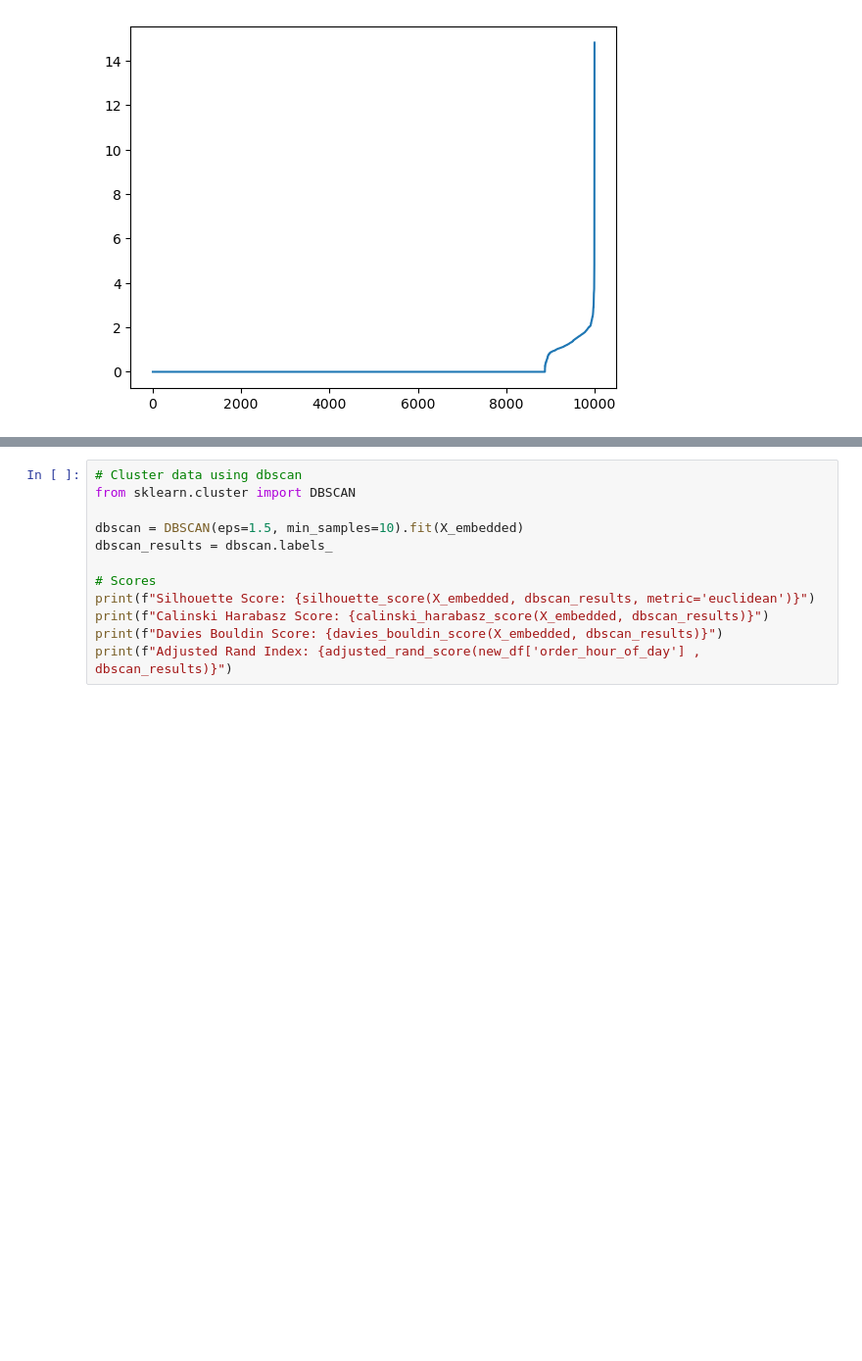
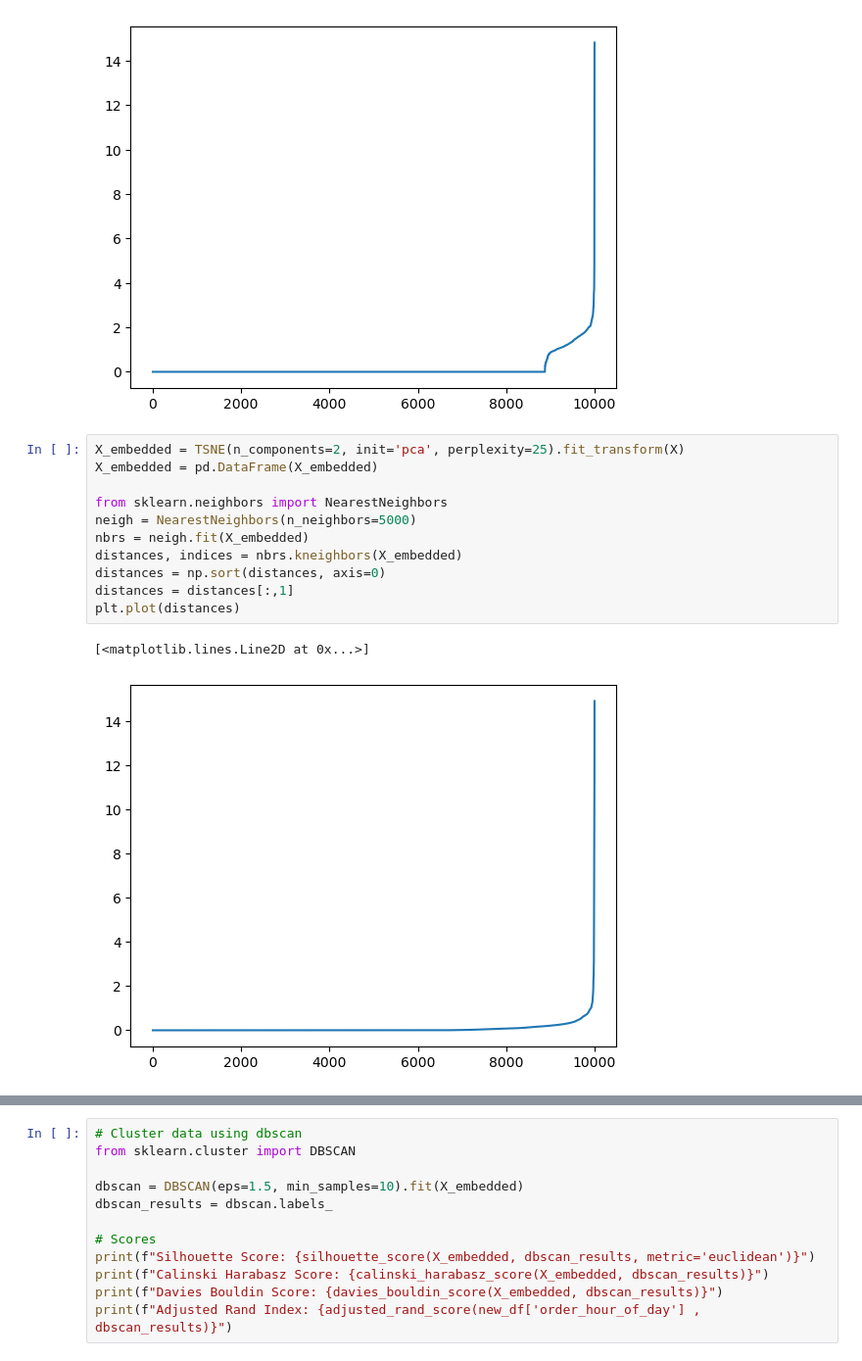
Before and after one commit to supperr-coder/CZ4032-Project2, a Jupyter notebook: Code/Clustering copy 2.ipynb, the cells around one changed output, grey strips where cells are left out. Shown at 98% size. Drawn from its saved outputs; the diff is of its cells as text; blank space fills up the shorter version.

```diff
--- a/Code/Clustering copy 2.ipynb
+++ b/Code/Clustering copy 2.ipynb
@@ -990,3 +1179,17 @@ plt.plot(distances)
 # %% [output]
 [<matplotlib.lines.Line2D at 0x...>]
 [figure]
+# %%
+X_embedded = TSNE(n_components=2, init='pca', perplexity=25).fit_transform(X)
+X_embedded = pd.DataFrame(X_embedded)
+
+from sklearn.neighbors import NearestNeighbors
+neigh = NearestNeighbors(n_neighbors=5000)
+nbrs = neigh.fit(X_embedded)
+distances, indices = nbrs.kneighbors(X_embedded)
+distances = np.sort(distances, axis=0)
+distances = distances[:,1]
+plt.plot(distances)
+# %% [output]
+[<matplotlib.lines.Line2D at 0x...>]
+[figure, added]
```
Also changed, not shown: parts of 25 cells of this notebook.
